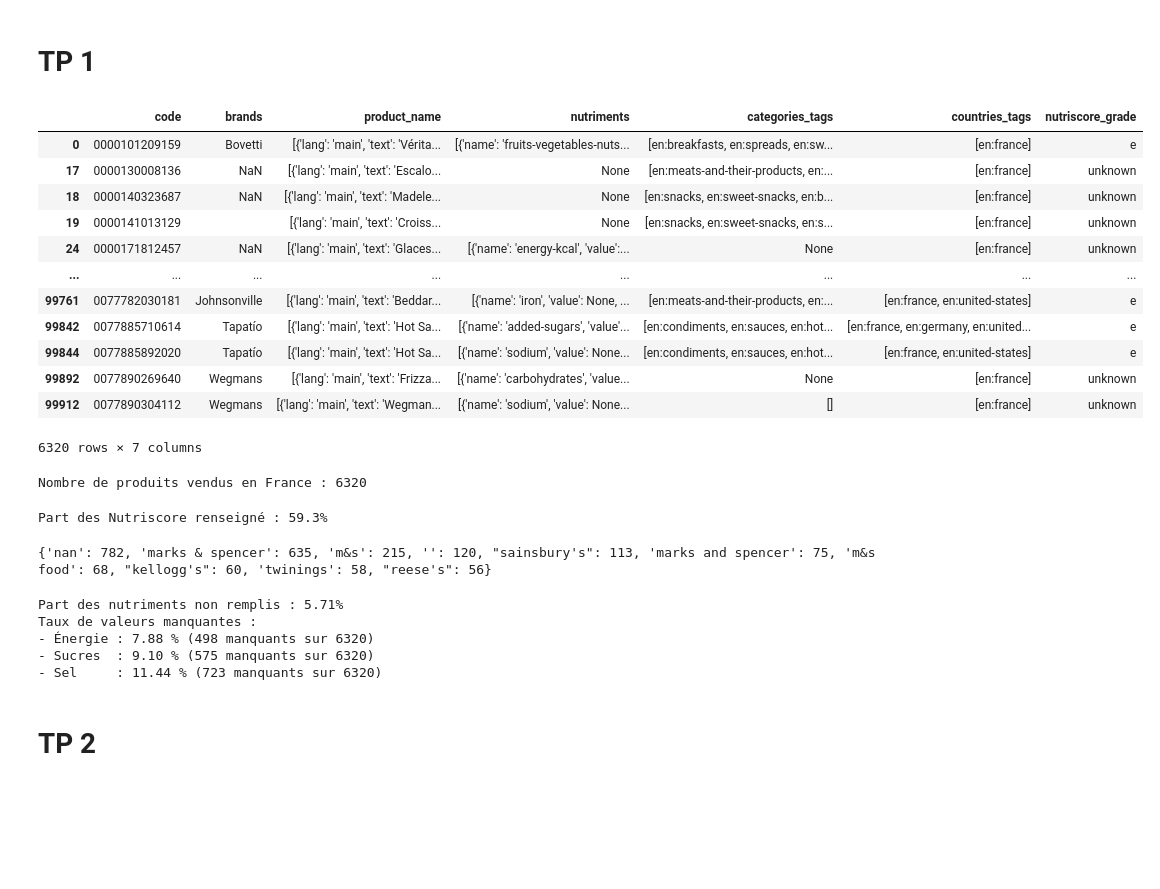
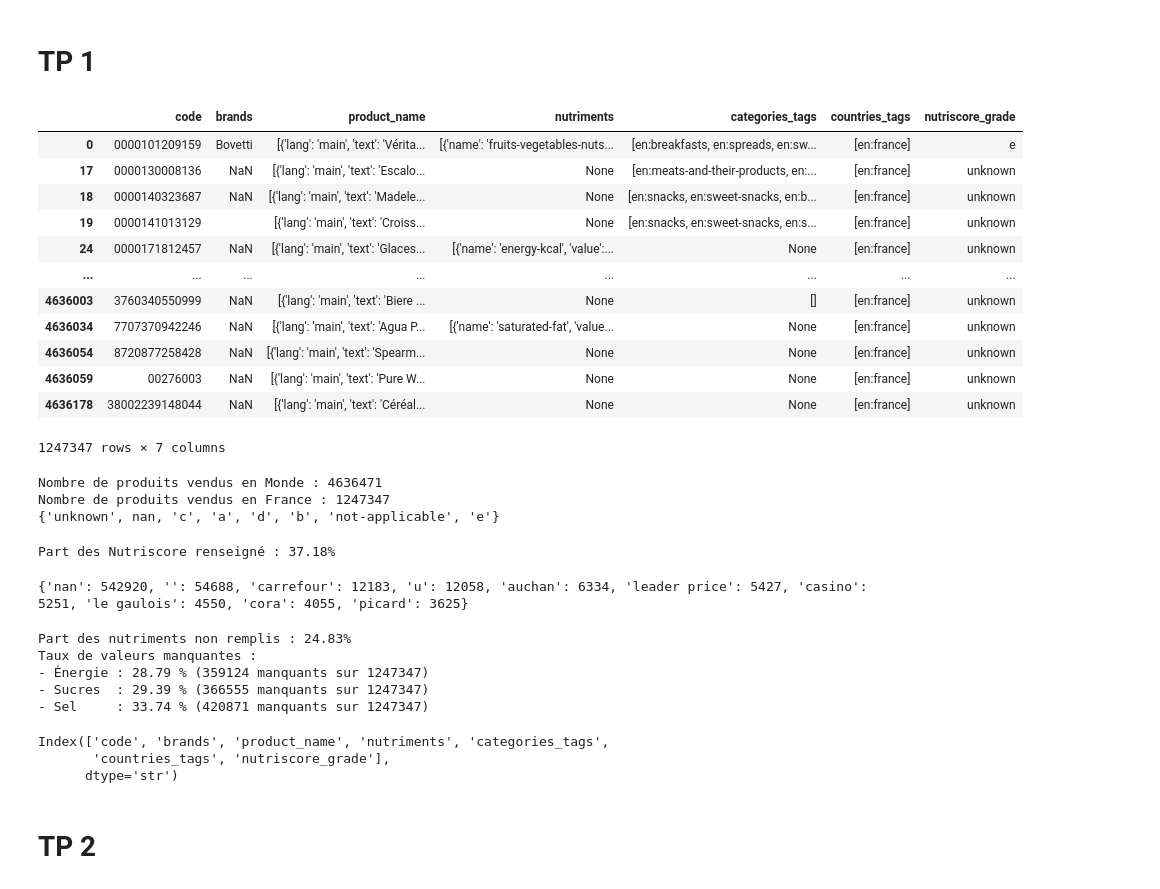
Before and after one commit to G-code10/Nutriscore, a Jupyter notebook: notebooks/jeremy/brouillon.ipynb, the cells around one changed output. Cells and saved outputs as stored; diff of their text form; code cells hidden in the pictures; blank space fills up the shorter version.

```diff
--- a/notebooks/jeremy/brouillon.ipynb
+++ b/notebooks/jeremy/brouillon.ipynb
@@ -9,45 +10,52 @@ food_parquet = '../../data/food.parquet'
 parquet_file = pq.ParquetFile(food_parquet)
 # %%
 parquet_columns = ["code", "brands", "product_name", "nutriments", "categories_tags", "countries_tags", "nutriscore_grade"]
-first_batch = next(parquet_file.iter_batches(100_000, columns=parquet_columns))
+first_batch = next(parquet_file.iter_batches(5_000_000, columns=parquet_columns))
 df = first_batch.to_pandas()
-df.to_parquet("../../data/food_light.parquet")
+# df.to_parquet("../../data/food_light.parquet")
 # %%
-df = pd.read_parquet("../../data/food_light.parquet")
+# df = pd.read_parquet("../../data/food.parquet")
 
 df_france = df[df['countries_tags'].astype(str).str.lower().str.contains('france', na=False)]
 
 df_france
 # %% [output]
 |  | code | brands | product_name | nutriments | categories_tags | countries_tags | nutriscore_grade |
 | 0 | 0000101209159 | Bovetti | [{'lang': 'main', 'text': 'Vérita... | [{'name': 'fruits-vegetables-nuts... | [en:breakfasts, en:spreads, en:sw... | [en:france] | e |
 | 17 | 0000130008136 | NaN | [{'lang': 'main', 'text': 'Escalo... | None | [en:meats-and-their-products, en:... | [en:france] | unknown |
 | 18 | 0000140323687 | NaN | [{'lang': 'main', 'text': 'Madele... | None | [en:snacks, en:sweet-snacks, en:b... | [en:france] | unknown |
 | 19 | 0000141013129 |  | [{'lang': 'main', 'text': 'Croiss... | None | [en:snacks, en:sweet-snacks, en:s... | [en:france] | unknown |
 | 24 | 0000171812457 | NaN | [{'lang': 'main', 'text': 'Glaces... | [{'name': 'energy-kcal', 'value':... | None | [en:france] | unknown |
 | ... | ... | ... | ... | ... | ... | ... | ... |
-| 99761 | 0077782030181 | Johnsonville | [{'lang': 'main', 'text': 'Beddar... | [{'name': 'iron', 'value': None, ... | [en:meats-and-their-products, en:... | [en:france, en:united-states] | e |
-| 99842 | 0077885710614 | Tapatío | [{'lang': 'main', 'text': 'Hot Sa... | [{'name': 'added-sugars', 'value'... | [en:condiments, en:sauces, en:hot... | [en:france, en:germany, en:united... | e |
-| 99844 | 0077885892020 | Tapatío | [{'lang': 'main', 'text': 'Hot Sa... | [{'name': 'sodium', 'value': None... | [en:condiments, en:sauces, en:hot... | [en:france, en:united-states] | e |
-| 99892 | 0077890269640 | Wegmans | [{'lang': 'main', 'text': 'Frizza... | [{'name': 'carbohydrates', 'value... | None | [en:france] | unknown |
-| 99912 | 0077890304112 | Wegmans | [{'lang': 'main', 'text': 'Wegman... | [{'name': 'sodium', 'value': None... | [] | [en:france] | unknown |
+| 4636003 | 3760340550999 | NaN | [{'lang': 'main', 'text': 'Biere ... | None | [] | [en:france] | unknown |
+| 4636034 | 7707370942246 | NaN | [{'lang': 'main', 'text': 'Agua P... | [{'name': 'saturated-fat', 'value... | None | [en:france] | unknown |
+| 4636054 | 8720877258428 | NaN | [{'lang': 'main', 'text': 'Spearm... | None | None | [en:france] | unknown |
+| 4636059 | 00276003 | NaN | [{'lang': 'main', 'text': 'Pure W... | None | None | [en:france] | unknown |
+| 4636178 | 38002239148044 | NaN | [{'lang': 'main', 'text': 'Céréal... | None | None | [en:france] | unknown |
-6320 rows × 7 columns
+1247347 rows × 7 columns
 # %%
 # Combien de produits sont vendus en France ?
+print(f"Nombre de produits vendus en Monde : {len(df)}")
 print(f"Nombre de produits vendus en France : {len(df_france)}")
+set_nutriscore = []
+for nutriscore in df_france['nutriscore_grade'] :
+    set_nutriscore.append(nutriscore)
+print(set(set_nutriscore))
 # %% [output]
-Nombre de produits vendus en France : 6320
+Nombre de produits vendus en Monde : 4636471
+Nombre de produits vendus en France : 1247347
+{'unknown', nan, 'c', 'a', 'd', 'b', 'not-applicable', 'e'}
 # %%
 # Quelle part du catalogue possède un Nutri-Score renseigné ?
 nutriscore_grade = ['a', 'b', 'c', 'd', 'e']
 count = 0
 for nutriscore in df_france['nutriscore_grade']:
-    if nutriscore.lower() in nutriscore_grade :
+    if nutriscore in nutriscore_grade :
         count += 1
 part_nutriscore = round((100 * count)/len(df_france), 2)
 print(f"Part des Nutriscore renseigné : {part_nutriscore}%")
 # %% [output]
-Part des Nutriscore renseigné : 59.3%
+Part des Nutriscore renseigné : 37.18%
 # %%
 # Quelles sont les dix marques les plus présentes ?
 brands = {}
@@ -62,7 +70,7 @@ brands_sorted = dict(sorted(brands.items(), key=lambda item: item[1], reverse=Tr
 top_10_brands = dict(list(brands_sorted.items())[:10])
 print(top_10_brands)
 # %% [output]
-{'nan': 782, 'marks & spencer': 635, 'm&s': 215, '': 120, "sainsbury's": 113, 'marks and spencer': 75, 'm&s food': 68, "kellogg's": 60, 'twinings': 58, "reese's": 56}
+{'nan': 542920, '': 54688, 'carrefour': 12183, 'u': 12058, 'auchan': 6334, 'leader price': 5427, 'casino': 5251, 'le gaulois': 4550, 'cora': 4055, 'picard': 3625}
 # %%
 # Quel est le taux de valeurs manquantes sur les nutriments clés (energy_100g, sugars_100g, salt_100g) ?
 
@@ -107,13 +115,18 @@ print(f"- Énergie : {taux_energy:.2f} % ({energy_missing} manquants sur {total_
 print(f"- Sucres  : {taux_sugars:.2f} % ({sugars_missing} manquants sur {total_lines})")
 print(f"- Sel     : {taux_salt:.2f} % ({salt_missing} manquants sur {total_lines})")
 # %% [output]
-Part des nutriments non remplis : 5.71%
+Part des nutriments non remplis : 24.83%
 Taux de valeurs manquantes :
-- Énergie : 7.88 % (498 manquants sur 6320)
-- Sucres  : 9.10 % (575 manquants sur 6320)
-- Sel     : 11.44 % (723 manquants sur 6320)
+- Énergie : 28.79 % (359124 manquants sur 1247347)
+- Sucres  : 29.39 % (366555 manquants sur 1247347)
+- Sel     : 33.74 % (420871 manquants sur 1247347)
 # %%
 # Selon toi, qu'est-ce qui semble le plus « sale » ou atypique dans ces données ?
 # La colonne 'brands', car ses données sont soit NaN, soit vide, soit se répète, un léger changement d'orthographe qui par conséquent se considère comme unique.
+print(df.columns)
+# %% [output]
+Index(['code', 'brands', 'product_name', 'nutriments', 'categories_tags',
+       'countries_tags', 'nutriscore_grade'],
+      dtype='str')
 # %% [markdown]
 # TP 2
```
Also changed, not shown: parts of 11 cells of this notebook, 2 other files.
